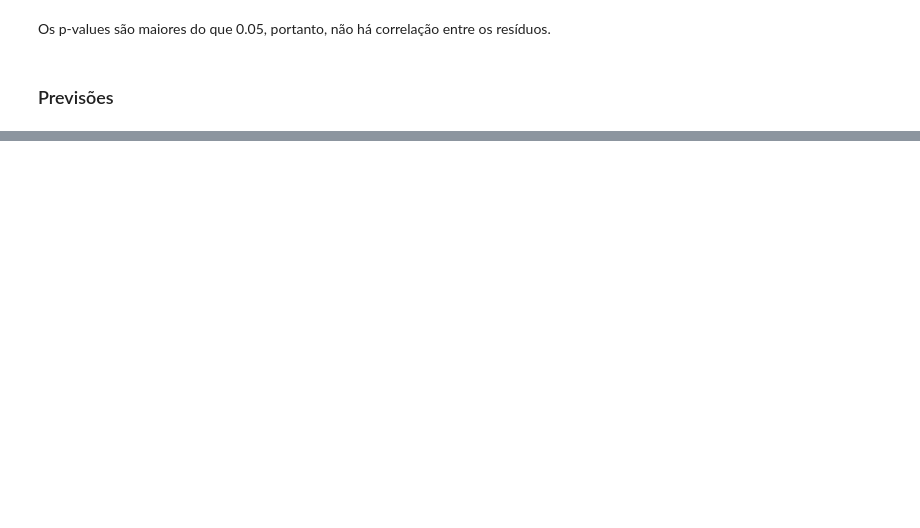
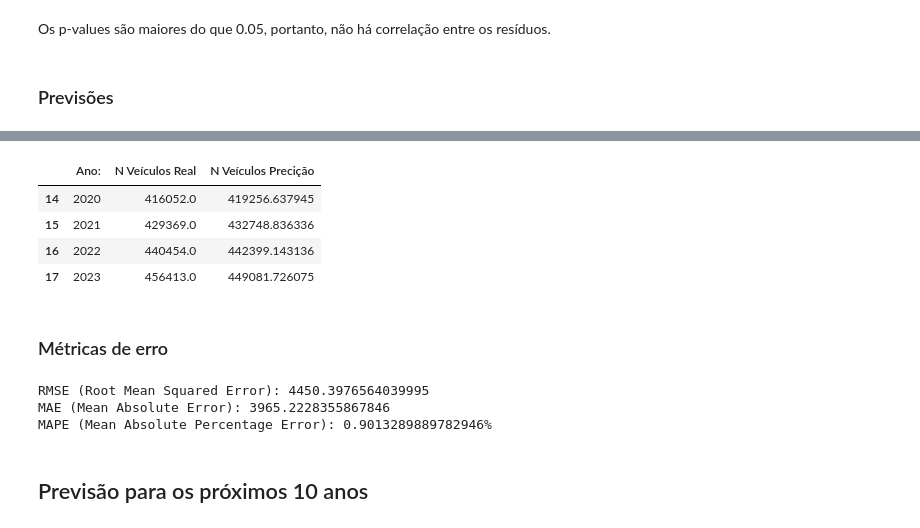
Before and after one commit to augustomiguel/seriestemporais, a Jupyter notebook: st_veiculos.ipynb, the cells around one changed output, grey strips where cells are left out. Cells and saved outputs as stored; diff of their text form; code cells hidden in the pictures; blank space fills up the shorter version.

```diff
--- a/st_veiculos.ipynb
+++ b/st_veiculos.ipynb
@@ -537,3 +479,30 @@ tudo
+# %%
+comparacao = pd.DataFrame({ 'Ano:' : test['Ano'], 'N Veículos Real': test['Veículos'], 'N Veículos Precição': np.array(forecast)})
+comparacao
+# %% [output]
+|  | Ano: | N Veículos Real | N Veículos Precição |
+| 14 | 2020 | 416052.0 | 419256.637945 |
+| 15 | 2021 | 429369.0 | 432748.836336 |
+| 16 | 2022 | 440454.0 | 442399.143136 |
+| 17 | 2023 | 456413.0 | 449081.726075 |
+# %% [markdown]
+### Métricas de erro
+# %%
+from sklearn.metrics import mean_squared_error, mean_absolute_error
+
+rmse = np.sqrt(mean_squared_error(test['Veículos'], forecast))
+mae = mean_absolute_error(test['Veículos'], forecast)
+mape = np.mean(np.abs((test['Veículos'] - forecast) / test['Veículos'])) * 100
+
+print(f"RMSE (Root Mean Squared Error): {rmse}")
+print(f"MAE (Mean Absolute Error): {mae}")
+print(f"MAPE (Mean Absolute Percentage Error): {mape}%")
+# %% [output]
+RMSE (Root Mean Squared Error): 4450.3976564039995
+MAE (Mean Absolute Error): 3965.2228355867846
+MAPE (Mean Absolute Percentage Error): 0.9013289889782946%
+# %% [markdown]
+## Previsão para os próximos 10 anos
 # %%
 tudo.plot(x='Ano', y='Veículos', kind='line', marker='o', linestyle='-', figsize=(15, 6))
 #plt.plot(data['Ano'], data['Veículos'], marker='s', linestyle='--', label='Veículos')
```
Also changed, not shown: parts of 26 cells of this notebook.
